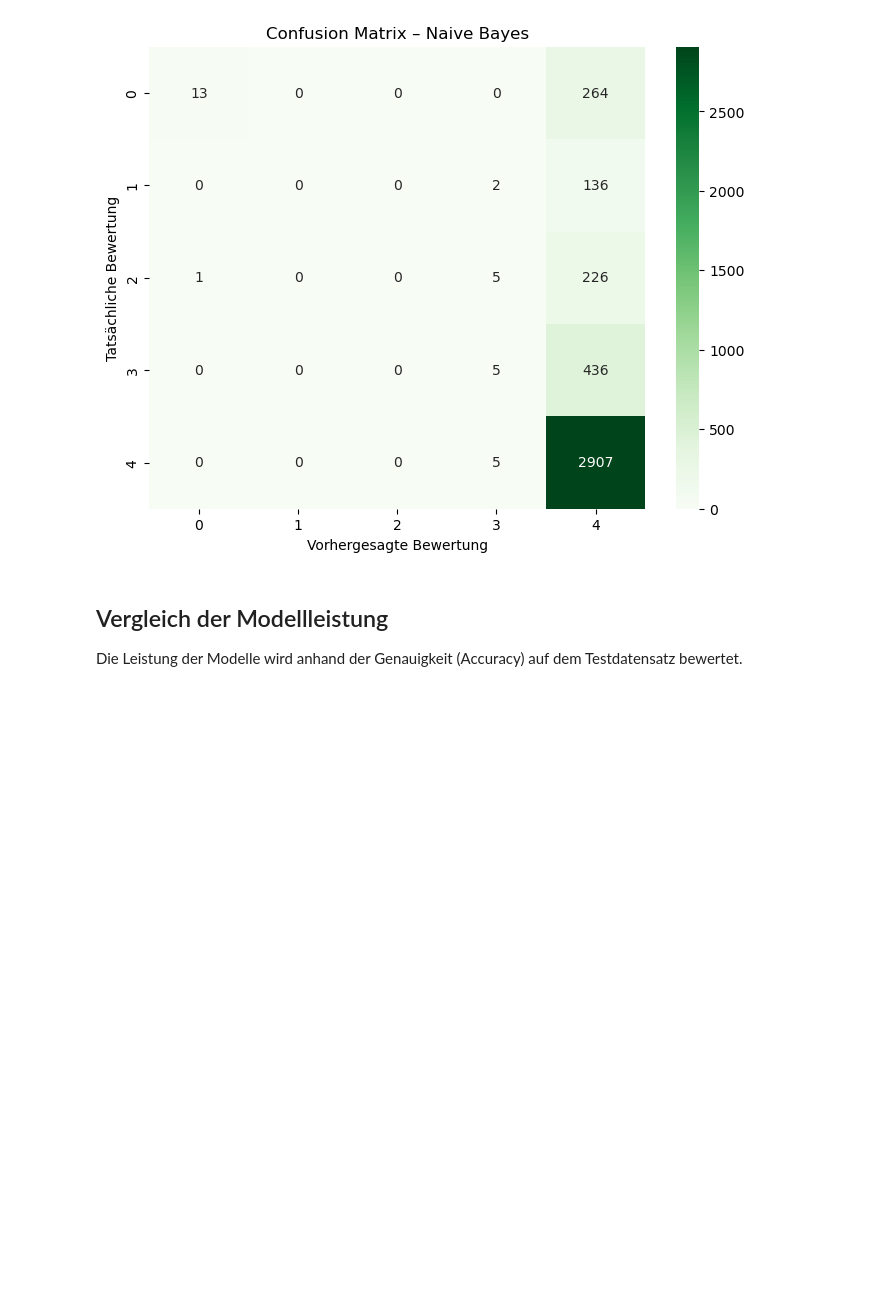
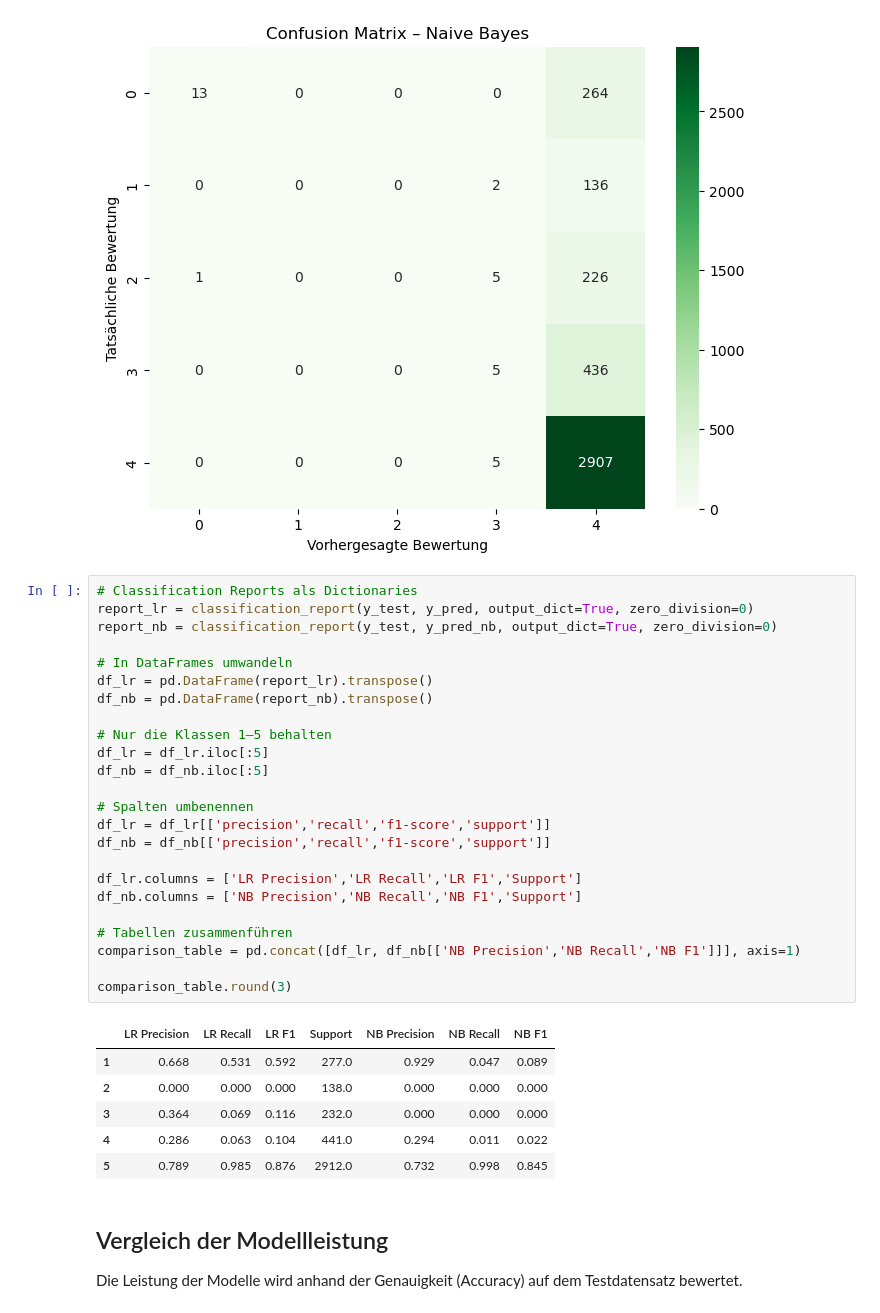
Before and after one commit to manujel/amazon-review-sentiment-analysis, a Jupyter notebook: NLP_Sentimentalanalyse.ipynb, the cells around one changed output. Saved outputs shown, nothing was run; the diff lists cells and outputs as text; blank space fills up the shorter version.

Commit message:
Added evaluation metrics (precision, recall, F1) to notebook

```diff
--- a/NLP_Sentimentalanalyse.ipynb
+++ b/NLP_Sentimentalanalyse.ipynb
@@ -292,6 +262,37 @@ plt.ylabel("Tatsächliche Bewertung")
 plt.show()
 # %% [output]
 [figure]
+# %%
+# Classification Reports als Dictionaries
+report_lr = classification_report(y_test, y_pred, output_dict=True, zero_division=0)
+report_nb = classification_report(y_test, y_pred_nb, output_dict=True, zero_division=0)
+
+# In DataFrames umwandeln
+df_lr = pd.DataFrame(report_lr).transpose()
+df_nb = pd.DataFrame(report_nb).transpose()
+
+# Nur die Klassen 1–5 behalten
+df_lr = df_lr.iloc[:5]
+df_nb = df_nb.iloc[:5]
+
+# Spalten umbenennen
+df_lr = df_lr[['precision','recall','f1-score','support']]
+df_nb = df_nb[['precision','recall','f1-score','support']]
+
+df_lr.columns = ['LR Precision','LR Recall','LR F1','Support']
+df_nb.columns = ['NB Precision','NB Recall','NB F1','Support']
+
+# Tabellen zusammenführen
+comparison_table = pd.concat([df_lr, df_nb[['NB Precision','NB Recall','NB F1']]], axis=1)
+
+comparison_table.round(3)
+# %% [output]
+|  | LR Precision | LR Recall | LR F1 | Support | NB Precision | NB Recall | NB F1 |
+| 1 | 0.668 | 0.531 | 0.592 | 277.0 | 0.929 | 0.047 | 0.089 |
+| 2 | 0.000 | 0.000 | 0.000 | 138.0 | 0.000 | 0.000 | 0.000 |
+| 3 | 0.364 | 0.069 | 0.116 | 232.0 | 0.000 | 0.000 | 0.000 |
+| 4 | 0.286 | 0.063 | 0.104 | 441.0 | 0.294 | 0.011 | 0.022 |
+| 5 | 0.789 | 0.985 | 0.876 | 2912.0 | 0.732 | 0.998 | 0.845 |
 # %% [markdown]
 ## Vergleich der Modellleistung
 
```
Also changed, not shown: parts of 3 cells of this notebook.
